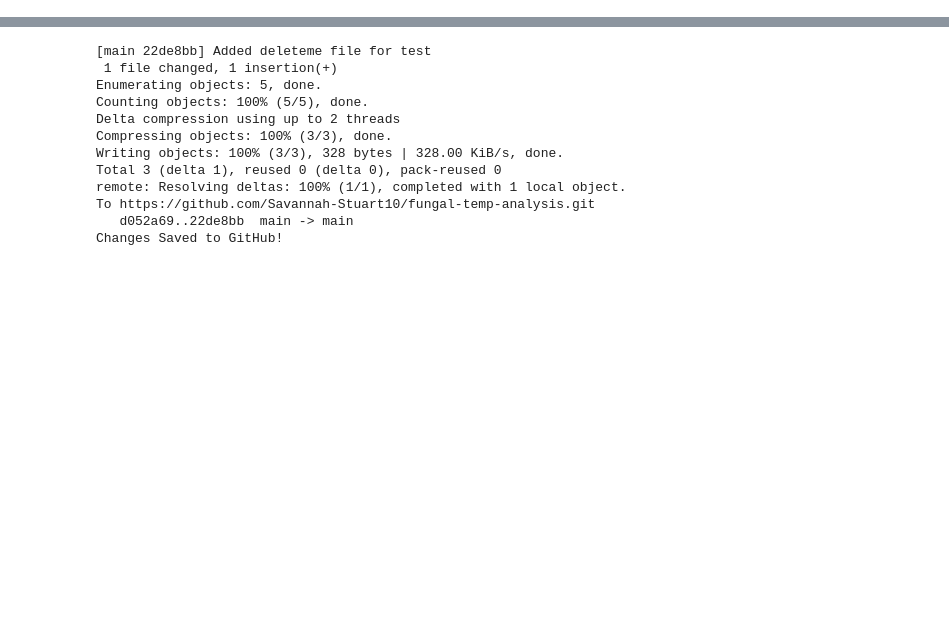
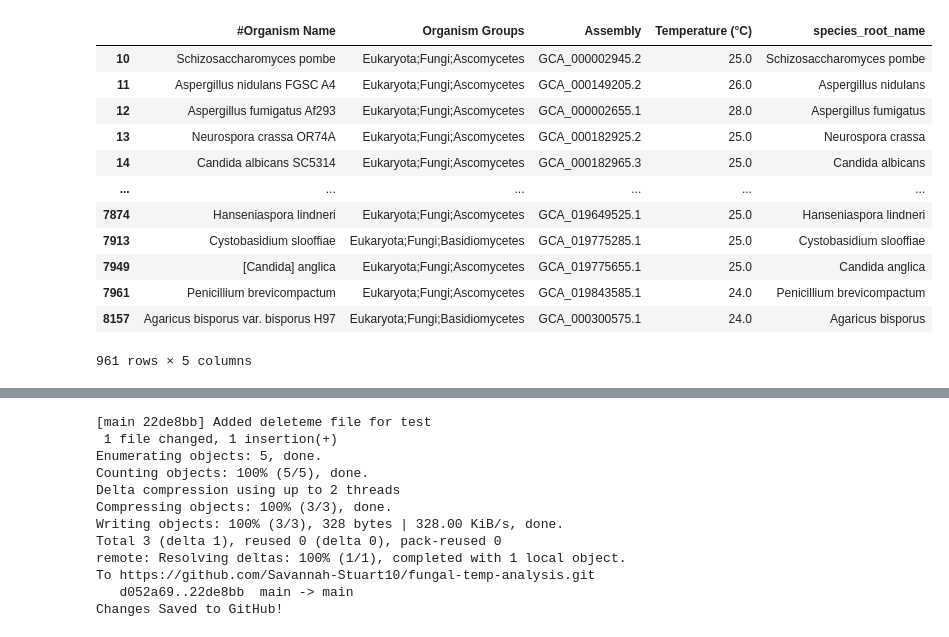
Before and after one commit to Savannah-Stuart10/fungal-temp-analysis, a Jupyter notebook: FungiWork.ipynb, the cells around one changed output, grey strips where cells are left out. Saved outputs shown, nothing was run; the diff lists cells and outputs as text; code cells hidden in the pictures; blank space fills up the shorter version.

```diff
--- a/FungiWork.ipynb
+++ b/FungiWork.ipynb
@@ -73,0 +113,20 @@ InvalidIndexError: (0       False
+# %%
+#use library re to make a column for species root name and get rid of any braces or other items in the name for duplicate purposes
+import re
+eukaryotes_df['species_root_name'] = eukaryotes_df['#Organism Name'].apply(lambda item: " ".join(item.split(" ")[:2]))
+eukaryotes_df['species_root_name'] = eukaryotes_df['species_root_name'].apply(lambda item: re.sub(r"[\[\];'\",\(\).\-]", "", item))
+eukaryotes_df
+# %% [output]
+|  | #Organism Name | Organism Groups | Assembly | Temperature (°C) | species_root_name |
+| 10 | Schizosaccharomyces pombe | Eukaryota;Fungi;Ascomycetes | GCA_000002945.2 | 25.0 | Schizosaccharomyces pombe |
+| 11 | Aspergillus nidulans FGSC A4 | Eukaryota;Fungi;Ascomycetes | GCA_000149205.2 | 26.0 | Aspergillus nidulans |
+| 12 | Aspergillus fumigatus Af293 | Eukaryota;Fungi;Ascomycetes | GCA_000002655.1 | 28.0 | Aspergillus fumigatus |
+| 13 | Neurospora crassa OR74A | Eukaryota;Fungi;Ascomycetes | GCA_000182925.2 | 25.0 | Neurospora crassa |
+| 14 | Candida albicans SC5314 | Eukaryota;Fungi;Ascomycetes | GCA_000182965.3 | 25.0 | Candida albicans |
+| ... | ... | ... | ... | ... | ... |
+| 7874 | Hanseniaspora lindneri | Eukaryota;Fungi;Ascomycetes | GCA_019649525.1 | 25.0 | Hanseniaspora lindneri |
+| 7913 | Cystobasidium slooffiae | Eukaryota;Fungi;Basidiomycetes | GCA_019775285.1 | 25.0 | Cystobasidium slooffiae |
+| 7949 | [Candida] anglica | Eukaryota;Fungi;Ascomycetes | GCA_019775655.1 | 25.0 | Candida anglica |
+| 7961 | Penicillium brevicompactum | Eukaryota;Fungi;Ascomycetes | GCA_019843585.1 | 24.0 | Penicillium brevicompactum |
+| 8157 | Agaricus bisporus var. bisporus H97 | Eukaryota;Fungi;Basidiomycetes | GCA_000300575.1 | 24.0 | Agaricus bisporus |
+961 rows × 5 columns
```
Also changed, not shown: parts of 16 cells of this notebook.
